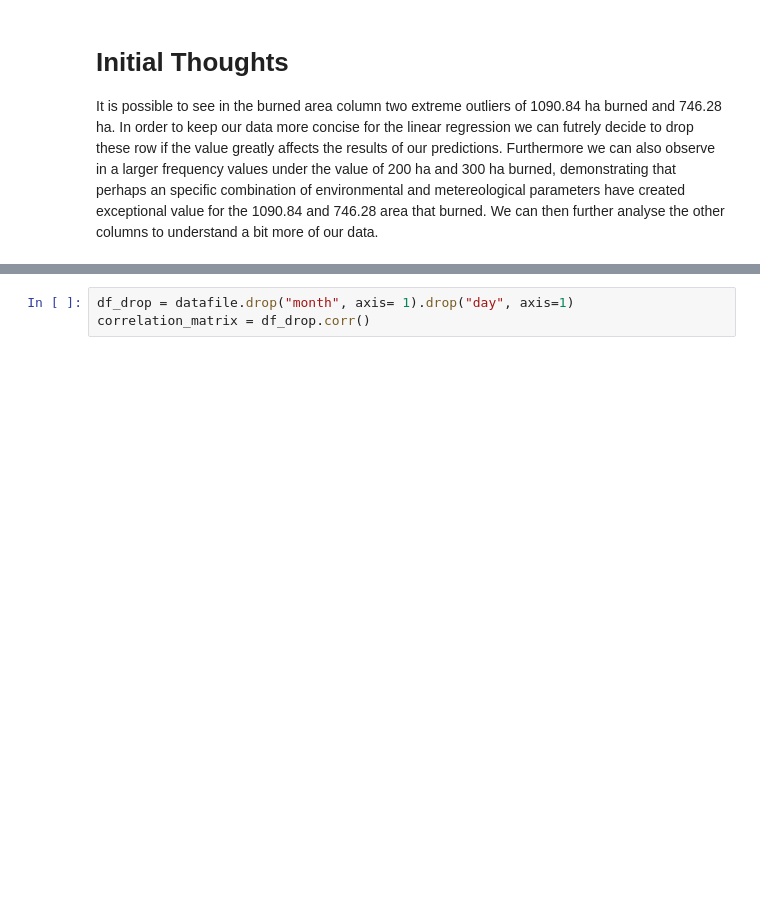
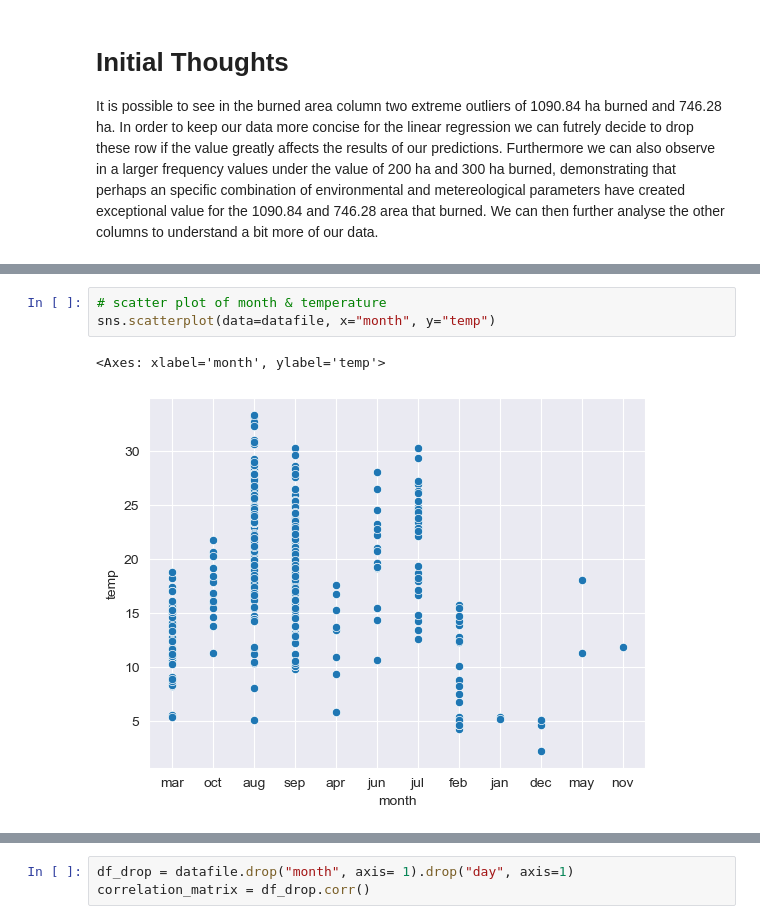
Before and after one commit to NevesLaura-NP/forest-fires, a Jupyter notebook: notebooks/Exploration.ipynb, the cells around one changed output, grey strips where cells are left out. Cells and saved outputs as stored; diff of their text form; blank space fills up the shorter version.

```diff
--- a/notebooks/Exploration.ipynb
+++ b/notebooks/Exploration.ipynb
@@ -127,3 +143,9 @@ sns.scatterplot(y=datafile["DC"], x= datafile["temp"])
+# %%
+# scatter plot of month & temperature
+sns.scatterplot(data=datafile, x="month", y="temp")
+# %% [output]
+<Axes: xlabel='month', ylabel='temp'>
+[figure, added]
 # %%
 sns.scatterplot(y=datafile["area"], x= datafile["temp"])
 # %% [output]
```
Also changed, not shown: parts of 31 cells of this notebook, 5 other files.
